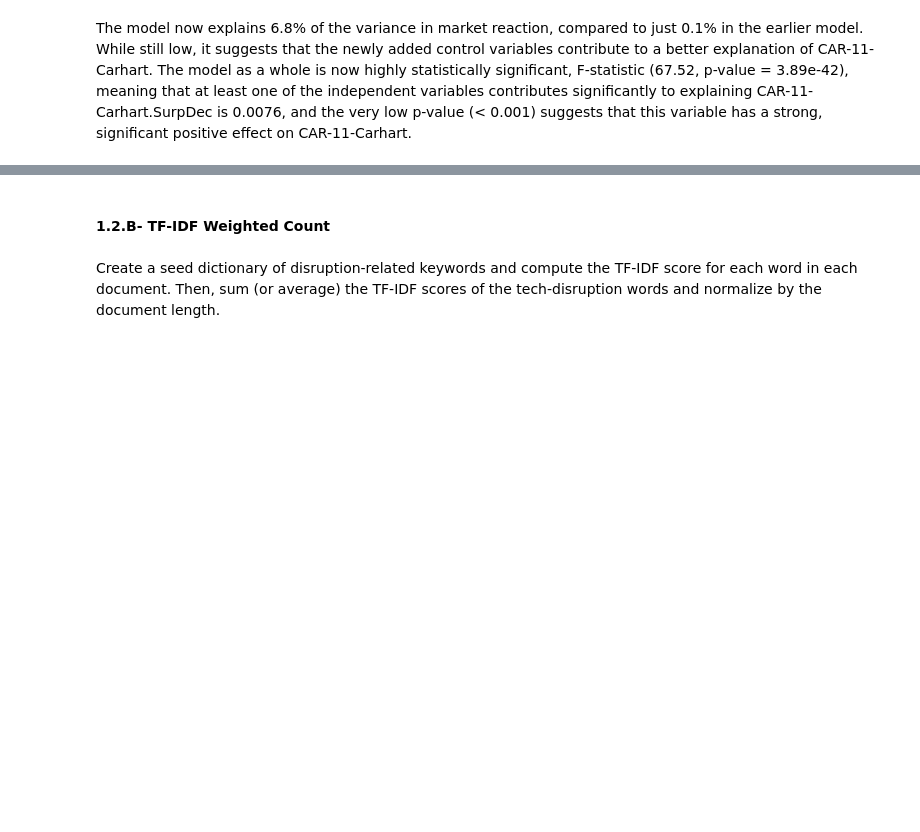
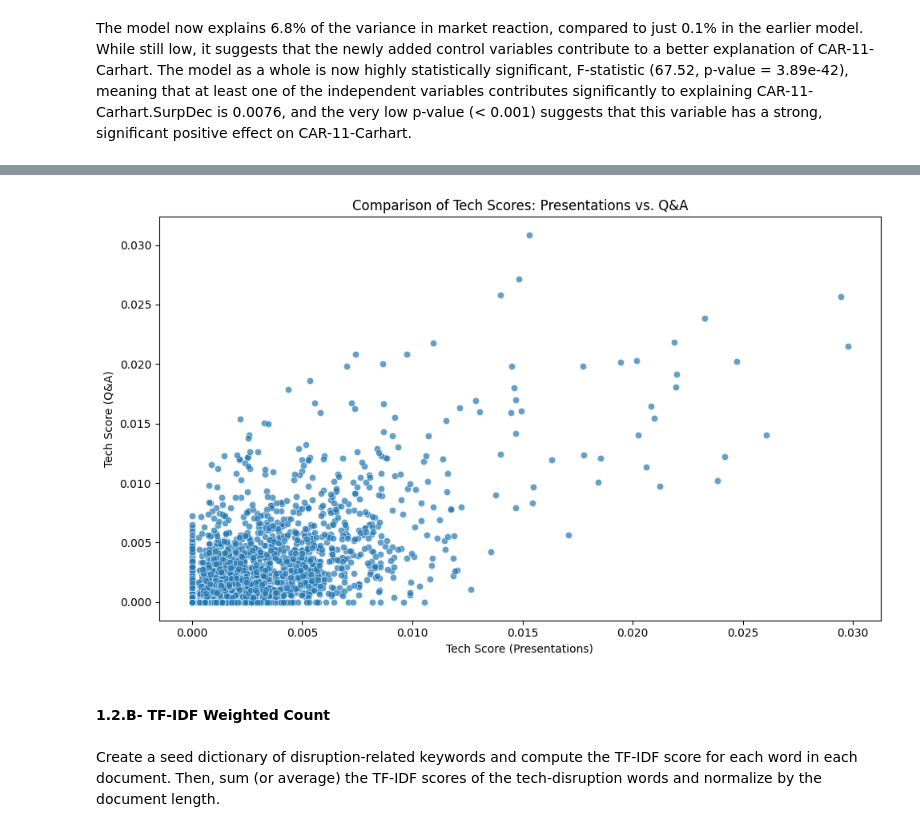
Before and after one commit to Arame-create/NLP-for-Finance, a Jupyter notebook: NLP_coursework.ipynb, the cells around one changed output, grey strips where cells are left out. Drawn from its saved outputs; the diff is of its cells as text; code cells hidden in the pictures; blank space fills up the shorter version.

```diff
--- a/NLP_coursework.ipynb
+++ b/NLP_coursework.ipynb
@@ -465,0 +470,8 @@ The model now explains 6.8% of the variance in market reaction, compared to just
+# %%
+# Applying the tech_score function to the Q&A tokens
+# (We use the tokens already created in Sample_answers from your preprocessing steps)
+Sample_answers['tech_score_qa'] = Sample_answers['tokens'].apply(lambda tokens: tech_score(tokens, tech_dict))
+
+# Check a few examples
+print("Sample Q&A Tech Scores:")
+print(Sample_answers[['file_name', 'tech_score_qa']].head(10))
@@ -465,0 +491,13 @@ The model now explains 6.8% of the variance in market reaction, compared to just
+# %%
+# Convert the reporting date to datetime and extract the quarter for Q&A data
+Sample_answers['date_rdq'] = pd.to_datetime(Sample_answers['date_rdq'])
+Sample_answers['quarter'] = Sample_answers['date_rdq'].dt.to_period('Q')
+
+# Group the Q&A data by quarter and calculate the average tech_score_qa
+agg_qa = Sample_answers.groupby('quarter')['tech_score_qa'].mean().reset_index()
+
+# Convert the quarter to a string for better labeling in plots
+agg_qa['quarter_str'] = agg_qa['quarter'].astype(str)
+
+print("Quarterly Aggregated Q&A Tech Scores:")
+print(agg_qa.head())
@@ -466,3 +512,19 @@ The model now explains 6.8% of the variance in market reaction, compared to just
+# %%
+# Merge the presentation tech scores (from Pres) and Q&A tech scores (from Sample_answers) by file_name
+merged_tech = pd.merge(Pres[['file_name', 'tech_score_pres']],
+                       Sample_answers[['file_name', 'tech_score_qa']],
+                       on='file_name', how='inner')
+
+plt.figure(figsize=(10,6))
+sns.scatterplot(data=merged_tech, x='tech_score_pres', y='tech_score_qa', alpha=0.7)
+plt.xlabel("Tech Score (Presentations)")
+plt.ylabel("Tech Score (Q&A)")
+plt.title("Comparison of Tech Scores: Presentations vs. Q&A")
+plt.grid(False)
+plt.tight_layout()
+plt.show()
+# %% [output]
+[figure, added]
 # %% [markdown]
  #### __1.2.B- TF-IDF Weighted Count__
 # %% [markdown]
```
Also changed, not shown: parts of 7 cells of this notebook.
